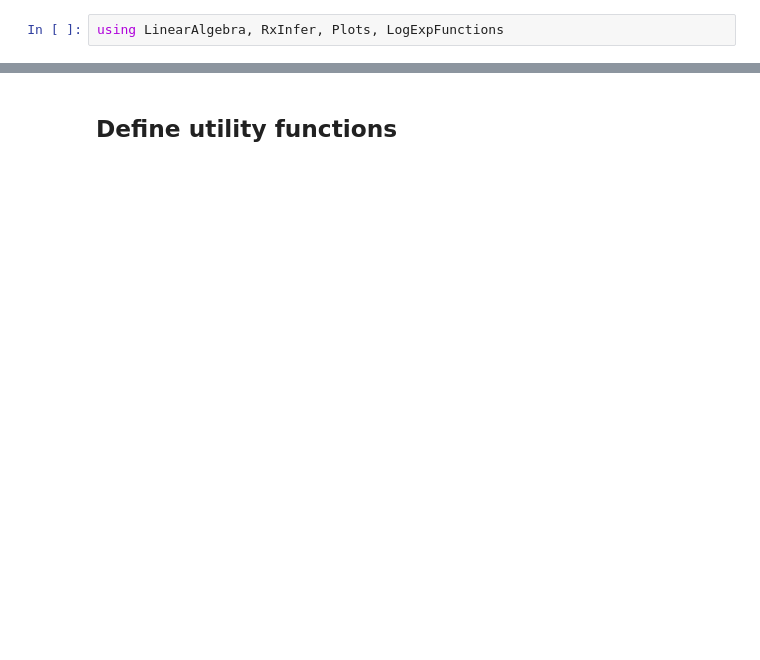
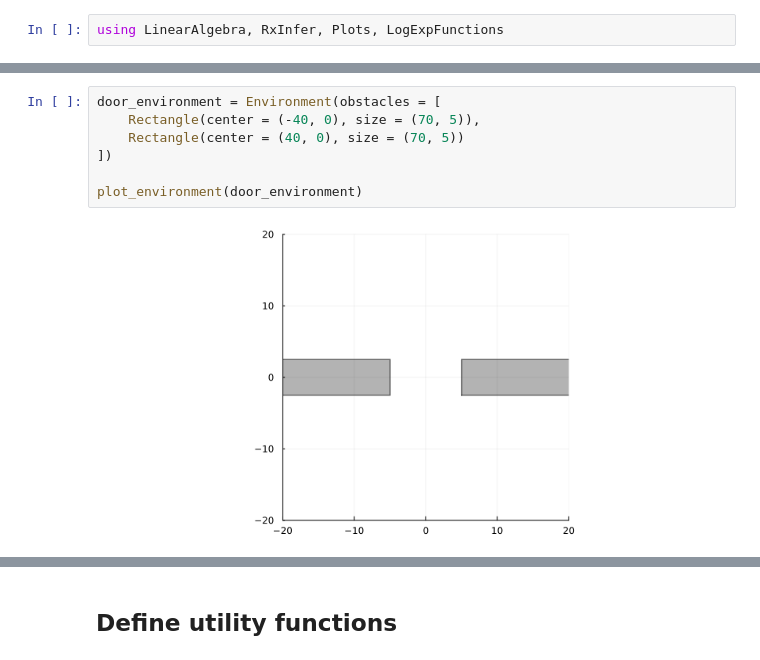
Before and after one commit to ReactiveBayes/RxInferExamples.jl, a Jupyter notebook: examples/Advanced Examples/Multi-agent Trajectory Planning/Multi-agent Trajectory Planning.ipynb, the cells around one changed output, grey strips where cells are left out. Cells and saved outputs as stored; diff of their text form; blank space fills up the shorter version.

```diff
--- a/examples/Advanced Examples/Multi-agent Trajectory Planning/Multi-agent Trajectory Planning.ipynb
+++ b/examples/Advanced Examples/Multi-agent Trajectory Planning/Multi-agent Trajectory Planning.ipynb
@@ -9,0 +85,9 @@ using LinearAlgebra, RxInfer, Plots, LogExpFunctions
+# %%
+door_environment = Environment(obstacles = [
+    Rectangle(center = (-40, 0), size = (70, 5)),
+    Rectangle(center = (40, 0), size = (70, 5))
+])
+
+plot_environment(door_environment)
+# %% [output]
+[figure, added]
```
Also changed, not shown: parts of 34 cells of this notebook.
